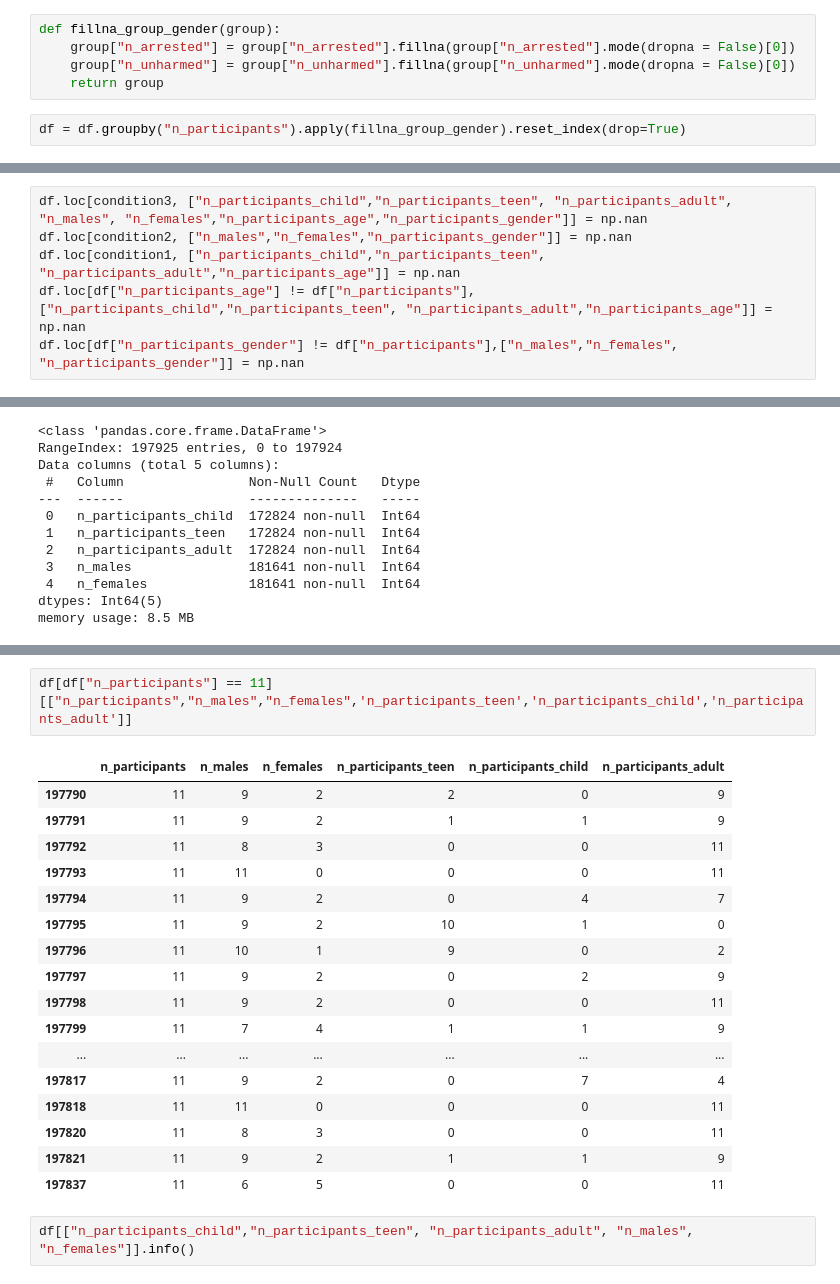
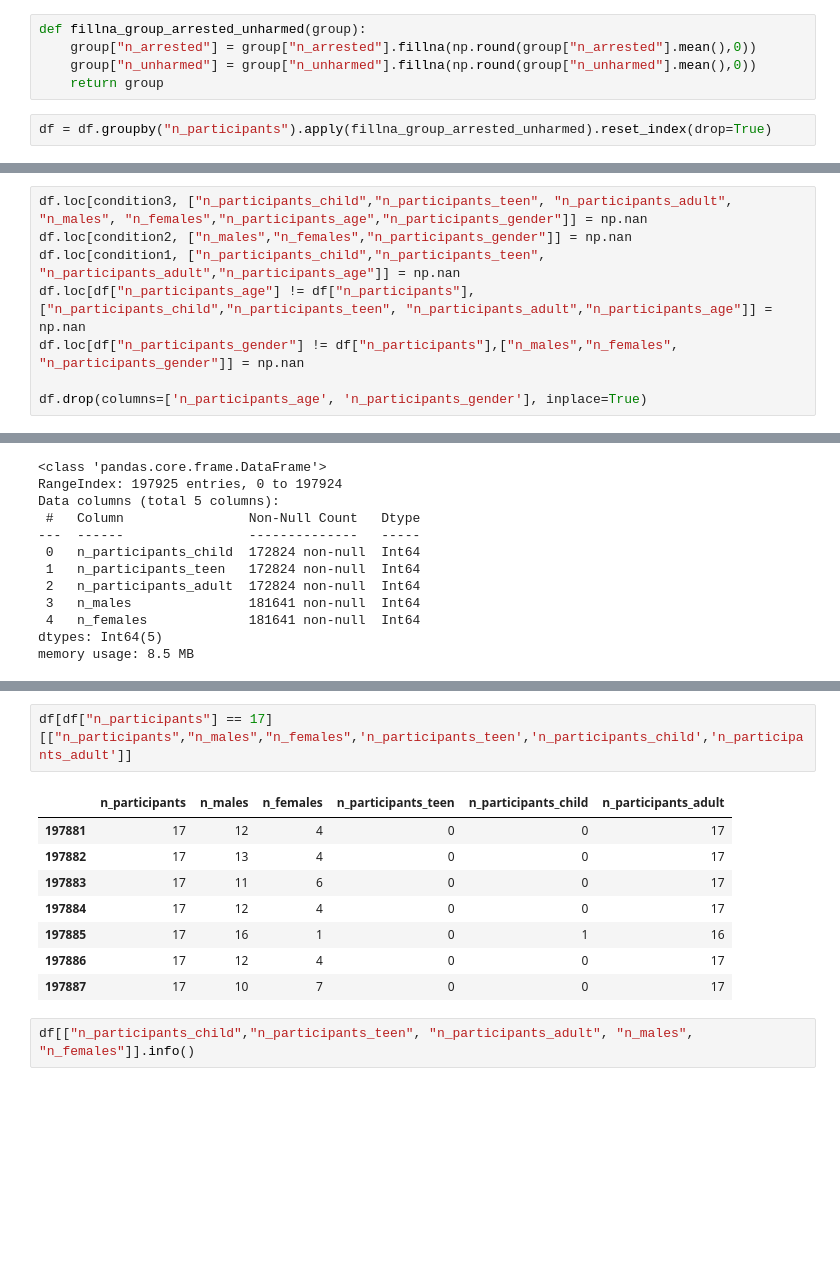
Before and after one commit to vezzusamu/dm-project, a Jupyter notebook: data_preparation.ipynb, the cells around one changed output, grey strips where cells are left out. Saved outputs shown, nothing was run; the diff lists cells and outputs as text; blank space fills up the shorter version.

```diff
--- a/data_preparation.ipynb
+++ b/data_preparation.ipynb
@@ -307,12 +307,12 @@ df.loc[df["n_participants"] == 0, ['n_arrested', 'n_unharmed']] = 0
 # %% [markdown]
 Fill the remaining null values with the mode. # TODO calculate the MAD
 # %%
-def fillna_group_gender(group):
-    group["n_arrested"] = group["n_arrested"].fillna(group["n_arrested"].mode(dropna = False)[0])
-    group["n_unharmed"] = group["n_unharmed"].fillna(group["n_unharmed"].mode(dropna = False)[0])
+def fillna_group_arrested_unharmed(group):
+    group["n_arrested"] = group["n_arrested"].fillna(np.round(group["n_arrested"].mean(),0))
+    group["n_unharmed"] = group["n_unharmed"].fillna(np.round(group["n_unharmed"].mean(),0))
     return group
 # %%
-df = df.groupby("n_participants").apply(fillna_group_gender).reset_index(drop=True)
+df = df.groupby("n_participants").apply(fillna_group_arrested_unharmed).reset_index(drop=True)
 # %%
 df[['n_killed', 'n_injured', 'n_arrested', 'n_unharmed']].info()
 # %% [output]
@@ -421,6 +416,8 @@ df.loc[condition2, ["n_males","n_females","n_participants_gender"]] = np.nan
 df.loc[condition1, ["n_participants_child","n_participants_teen", "n_participants_adult","n_participants_age"]] = np.nan
 df.loc[df["n_participants_age"] != df["n_participants"],["n_participants_child","n_participants_teen", "n_participants_adult","n_participants_age"]] = np.nan
 df.loc[df["n_participants_gender"] != df["n_participants"],["n_males","n_females", "n_participants_gender"]] = np.nan
+
+df.drop(columns=['n_participants_age', 'n_participants_gender'], inplace=True)
 # %%
 df[["n_participants_child","n_participants_teen", "n_participants_adult", "n_males", "n_females"]].info()
 # %% [output]
@@ -499,23 +465,14 @@ name:: 103
 # %%
-df[df["n_participants"] == 11][["n_participants","n_males","n_females",'n_participants_teen','n_participants_child','n_participants_adult']]
+df[df["n_participants"] == 17][["n_participants","n_males","n_females",'n_participants_teen','n_participants_child','n_participants_adult']]
 # %% [output]
 |  | n_participants | n_males | n_females | n_participants_teen | n_participants_child | n_participants_adult |
-| 197790 | 11 | 9 | 2 | 2 | 0 | 9 |
-| 197791 | 11 | 9 | 2 | 1 | 1 | 9 |
-| 197792 | 11 | 8 | 3 | 0 | 0 | 11 |
-| 197793 | 11 | 11 | 0 | 0 | 0 | 11 |
-| 197794 | 11 | 9 | 2 | 0 | 4 | 7 |
-| 197795 | 11 | 9 | 2 | 10 | 1 | 0 |
-| 197796 | 11 | 10 | 1 | 9 | 0 | 2 |
-| 197797 | 11 | 9 | 2 | 0 | 2 | 9 |
-| 197798 | 11 | 9 | 2 | 0 | 0 | 11 |
-| 197799 | 11 | 7 | 4 | 1 | 1 | 9 |
-| ... | ... | ... | ... | ... | ... | ... |
-| 197817 | 11 | 9 | 2 | 0 | 7 | 4 |
-| 197818 | 11 | 11 | 0 | 0 | 0 | 11 |
-| 197820 | 11 | 8 | 3 | 0 | 0 | 11 |
-| 197821 | 11 | 9 | 2 | 1 | 1 | 9 |
-| 197837 | 11 | 6 | 5 | 0 | 0 | 11 |
+| 197881 | 17 | 12 | 4 | 0 | 0 | 17 |
+| 197882 | 17 | 13 | 4 | 0 | 0 | 17 |
+| 197883 | 17 | 11 | 6 | 0 | 0 | 17 |
+| 197884 | 17 | 12 | 4 | 0 | 0 | 17 |
+| 197885 | 17 | 16 | 1 | 0 | 1 | 16 |
+| 197886 | 17 | 12 | 4 | 0 | 0 | 17 |
+| 197887 | 17 | 10 | 7 | 0 | 0 | 17 |
 # %%
 df[["n_participants_child","n_participants_teen", "n_participants_adult", "n_males", "n_females"]].info()
 # %% [output]
```
Also changed, not shown: parts of 36 cells of this notebook, 1 other file.
